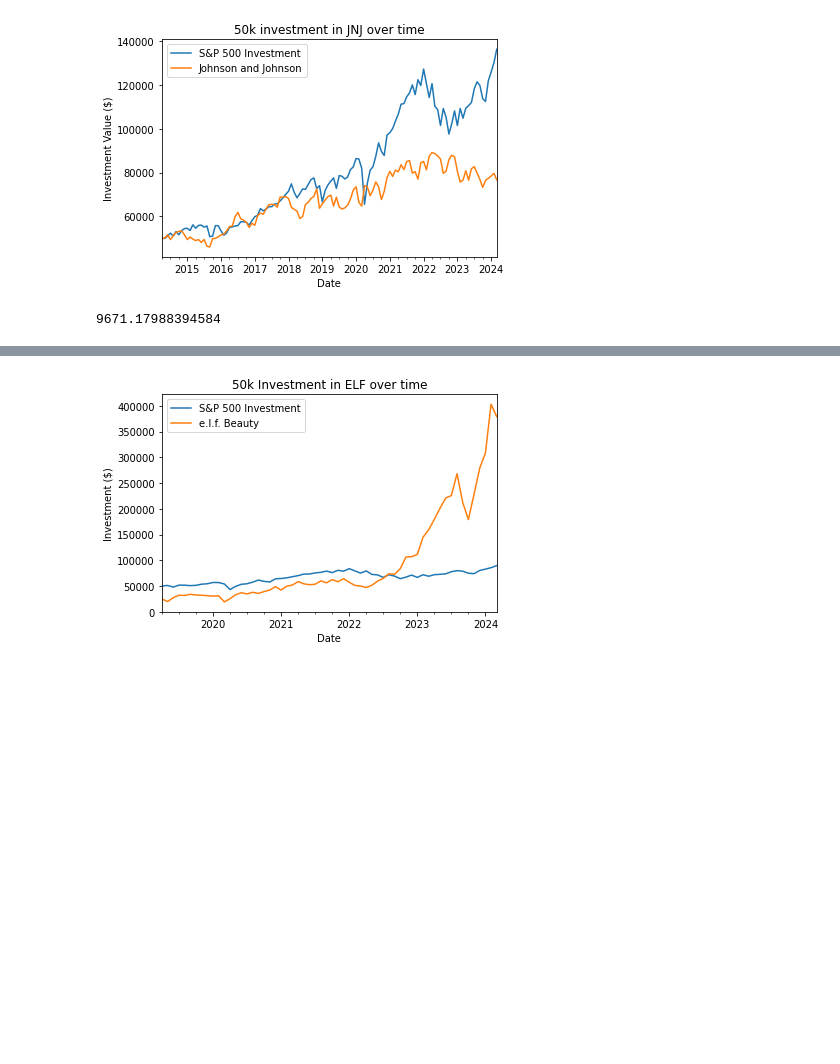
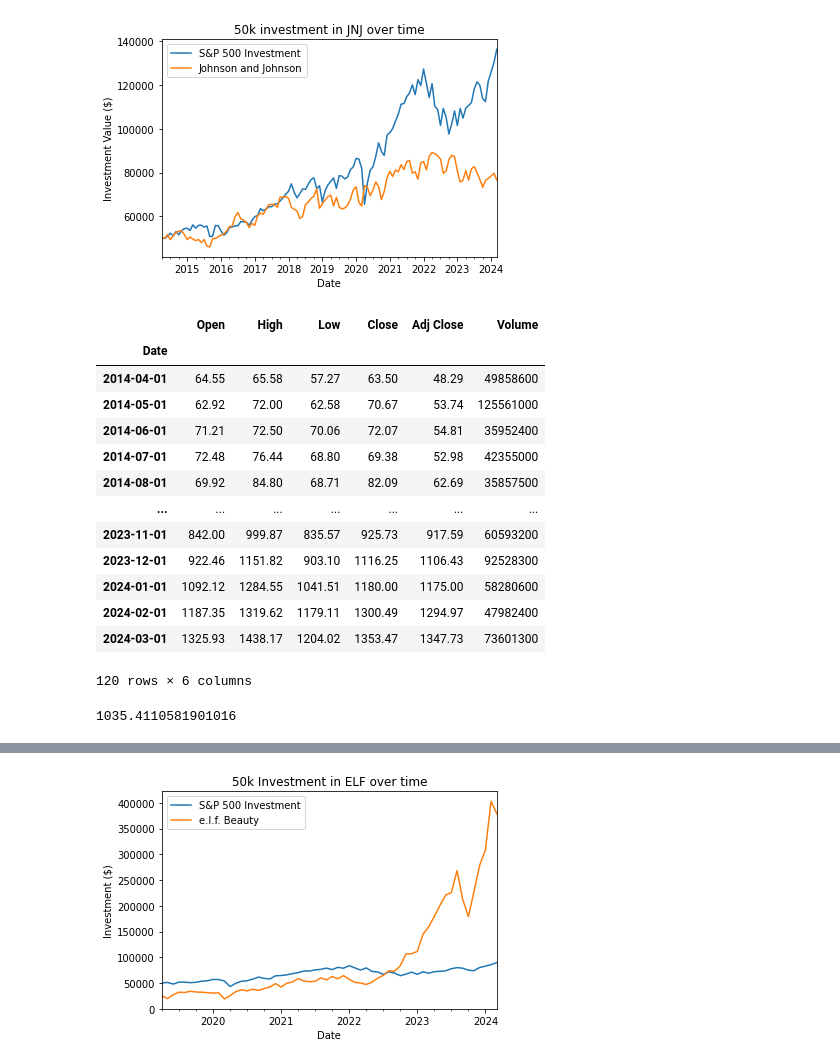
Before and after one commit to james26572/Investment-Analysis-, a Jupyter notebook: main_stock_vs_benchmark.ipynb, the cells around one changed output, grey strips where cells are left out. Drawn from its saved outputs; the diff is of its cells as text; code cells hidden in the pictures; blank space fills up the shorter version.

```diff
--- a/main_stock_vs_benchmark.ipynb
+++ b/main_stock_vs_benchmark.ipynb
@@ -122,12 +123,33 @@ plt.show()
 # %% [output]
 [figure]
 # %%
-lyg_prices = pd.read_csv('Out In The World Fund/LYG.csv')
-lyg_prices['Date'] = pd.to_datetime(lyg_prices['Date'])
-lyg_prices.set_index('Date', inplace=True)
+avgo_prices = pd.read_csv('Out In The World Fund/AVGO.csv')
+avgo_prices['Date'] = pd.to_datetime(avgo_prices['Date'])
+avgo_prices.set_index('Date', inplace=True)
+# %%
+numeric_cols = avgo_prices.select_dtypes(include=['float64', 'float32'])
+avgo_prices[numeric_cols.columns] = numeric_cols.round(2)
+# %%
+avgo_prices = avgo_prices[avgo_prices.index>'2014-03-01']
+avgo_prices
+# %% [output]
+|  | Open | High | Low | Close | Adj Close | Volume |
+| Date |  |  |  |  |  |  |
+| 2014-04-01 | 64.55 | 65.58 | 57.27 | 63.50 | 48.29 | 49858600 |
+| 2014-05-01 | 62.92 | 72.00 | 62.58 | 70.67 | 53.74 | 125561000 |
+| 2014-06-01 | 71.21 | 72.50 | 70.06 | 72.07 | 54.81 | 35952400 |
+| 2014-07-01 | 72.48 | 76.44 | 68.80 | 69.38 | 52.98 | 42355000 |
+| 2014-08-01 | 69.92 | 84.80 | 68.71 | 82.09 | 62.69 | 35857500 |
+| ... | ... | ... | ... | ... | ... | ... |
+| 2023-11-01 | 842.00 | 999.87 | 835.57 | 925.73 | 917.59 | 60593200 |
+| 2023-12-01 | 922.46 | 1151.82 | 903.10 | 1116.25 | 1106.43 | 92528300 |
+| 2024-01-01 | 1092.12 | 1284.55 | 1041.51 | 1180.00 | 1175.00 | 58280600 |
+| 2024-02-01 | 1187.35 | 1319.62 | 1179.11 | 1300.49 | 1294.97 | 47982400 |
+| 2024-03-01 | 1325.93 | 1438.17 | 1204.02 | 1353.47 | 1347.73 | 73601300 |
+120 rows × 6 columns
 # %%
-lyg_quantity = 50000/lyg_prices.loc['2014-04-01','Close']
-lyg_quantity
+avgo_quantity = 50000/avgo_prices.loc['2014-04-01','Adj Close']
+avgo_quantity
 # %% [output]
-9671.17988394584
+1035.4110581901016
 # %%
```
Also changed, not shown: parts of 10 cells of this notebook, 1 other file.
